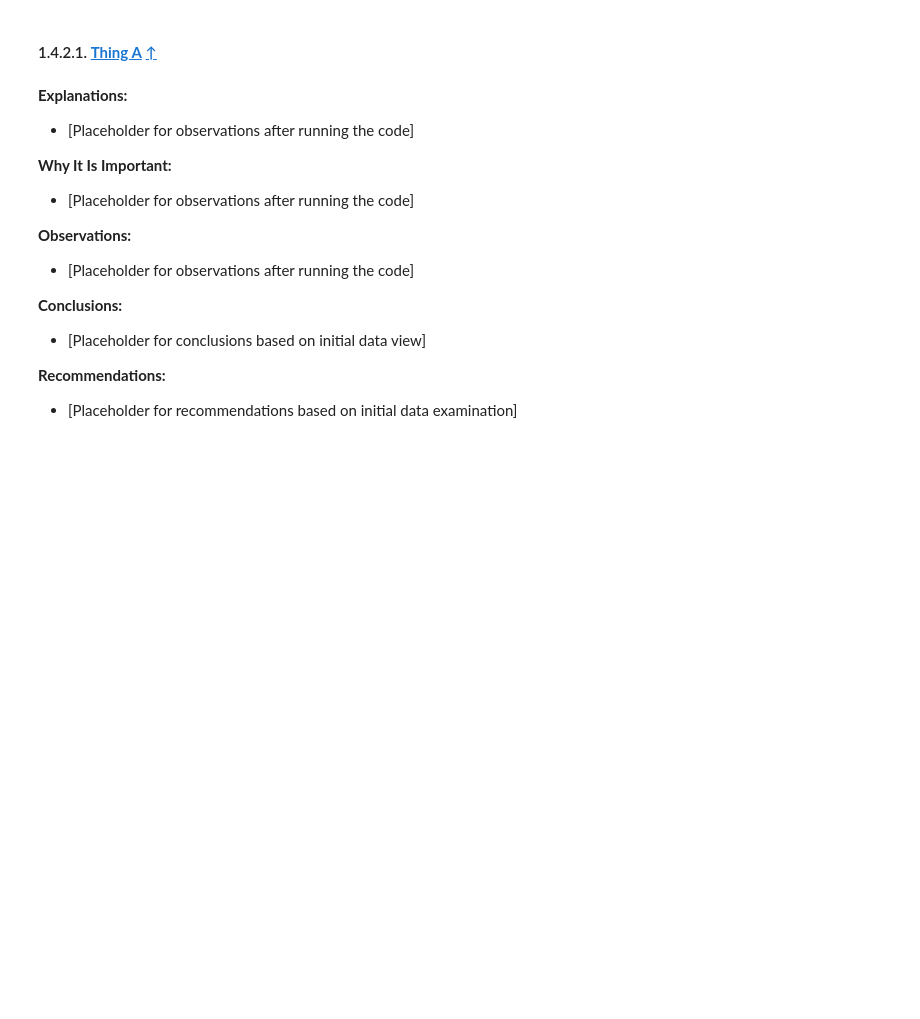
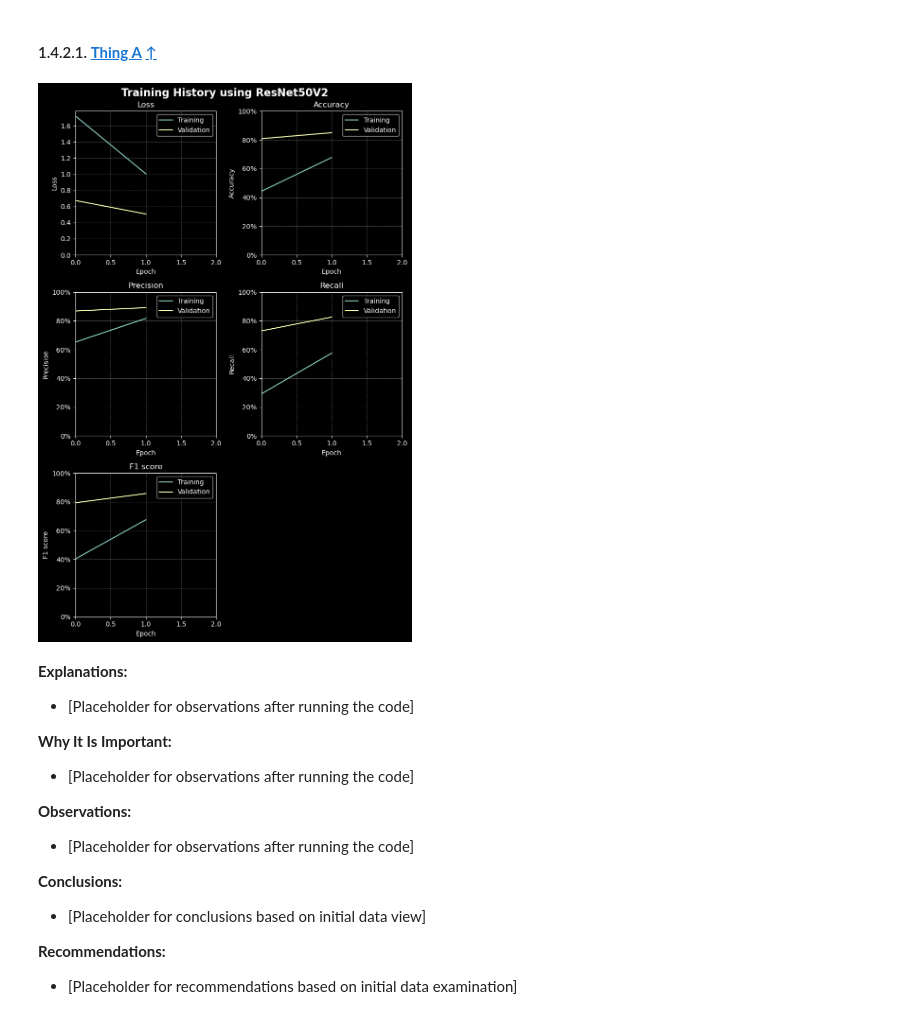
Before and after one commit to toddwalters/aiml-python-coding-examples, a Jupyter notebook: adlcv/projects/1697032566_performingFacialFecognitionWithDL/1697032566_ToddWalters_performingFacialFecognitionWithDL.ipynb, the cells around one changed output. Cells and saved outputs as stored; diff of their text form; code cells hidden in the pictures; blank space fills up the shorter version.

Commit message:
update plotting function

```diff
--- a/adlcv/projects/1697032566_performingFacialFecognitionWithDL/1697032566_ToddWalters_performingFacialFecognitionWithDL.ipynb
+++ b/adlcv/projects/1697032566_performingFacialFecognitionWithDL/1697032566_ToddWalters_performingFacialFecognitionWithDL.ipynb
@@ -1653,7 +1653,7 @@ Keras: 3.5.0
 Scikit-learn: 1.5.2
 GPUs: None
 # %%
-history, compiled_model, class_names, target_size, preprocessing_function, ptm_name = main('config.yaml')
+history, history_fine, model, class_names, target_size, preprocessing_function, ptm_name = main('config.yaml')
 # %% [output]
 DEBUG:Loaded configuration: {'pretrain_model_eval': False, 'model': {'use_pretained_weights': True, 'name': 'ResNet50V2', 'input_shape': [128, 128, 3], 'initial_learning_rate': 0.001, 'decay_steps': 1 ...
 DEBUG:Perform tuning: False
@@ -1806,3 +1761,70 @@ def plot_training_history(history, ptm_name, y_true=None, y_pred=None):
+# %%
+import matplotlib.pyplot as plt
+import matplotlib.ticker as ticker
+
+def training_subplot(hist, metric: str, plotnum: int, lim=None, test_val=None):
+    sp = plt.subplot(3, 2, plotnum)
+    metric_nm = metric.replace('_', ' ').capitalize()
+    plt.plot(hist.history[metric], label='Training')
+    plt.plot(hist.history['val_' + metric], label='Validation')
+
+    if test_val is not None:
+        test_lbl = 'Test ' + (f'({test_val:.1%})' if lim == 1 else f'({test_val:.2f})')
+        plt.axhline(y=test_val, label=test_lbl, color='green', linestyle='-')
+
+    plt.xlabel('Epoch')
+    plt.ylabel(metric_nm)
+    plt.ylim(0, lim)
+    plt.xlim(0, len(hist.history['loss']))
+
+    if lim == 1:
+        sp.yaxis.set_major_formatter(ticker.PercentFormatter(xmax=1.0))
+
+    plt.legend()
+    plt.grid(visible=True, which='both', axis='both', linestyle='--', linewidth=0.5, color='grey')
+    plt.title(metric_nm)
+
+def plot_training_history(hist, ptm_name, title='Training History'):
+    # Assuming that you might have test values (quality scores) elsewhere in your project
+    # We'll set `None` for now. If you have test values, replace `None` with those values.
+    quality = {
+        'loss': None,         # Replace with actual test loss if available
+        'accuracy': None,     # Replace with actual test accuracy if available
+        'precision': None,    # Replace with actual test precision if available
+        'recall': None,       # Replace with actual test recall if available
+        'f1_score': None      # Replace with actual test F1 score if available
+    }
+
+    # Create the main figure and subplots
+    plt.figure(figsize=(8, 12))
+    plt.suptitle(f'{title} using {ptm_name}', fontsize=16, fontweight='bold')
+
+    # Plot loss
+    training_subplot(hist, 'loss', 1, test_val=quality['loss'])
+
+    # Plot accuracy
+    training_subplot(hist, 'accuracy', 2, lim=1, test_val=quality['accuracy'])
+
+    # Plot precision (check if precision exists in history)
+    if 'precision' in hist.history:
+        training_subplot(hist, 'precision', 3, lim=1, test_val=quality['precision'])
+
+    # Plot recall (check if recall exists in history)
+    if 'recall' in hist.history:
+        training_subplot(hist, 'recall', 4, lim=1, test_val=quality['recall'])
+
+    # Plot F1 score (check if F1 score exists in history)
+    if 'f1_score' in hist.history:
+        training_subplot(hist, 'f1_score', 5, lim=1, test_val=quality['f1_score'])
+
+    # Adjust layout to prevent overlapping
+    plt.tight_layout()
+    plt.show()
+
+# Example call after training:
+plot_training_history(history, 'ResNet50V2')
+# %% [output]
+[figure, added]
 # %% [markdown]
 **Explanations:**
 
```
Also changed, not shown: parts of 2 cells of this notebook.
